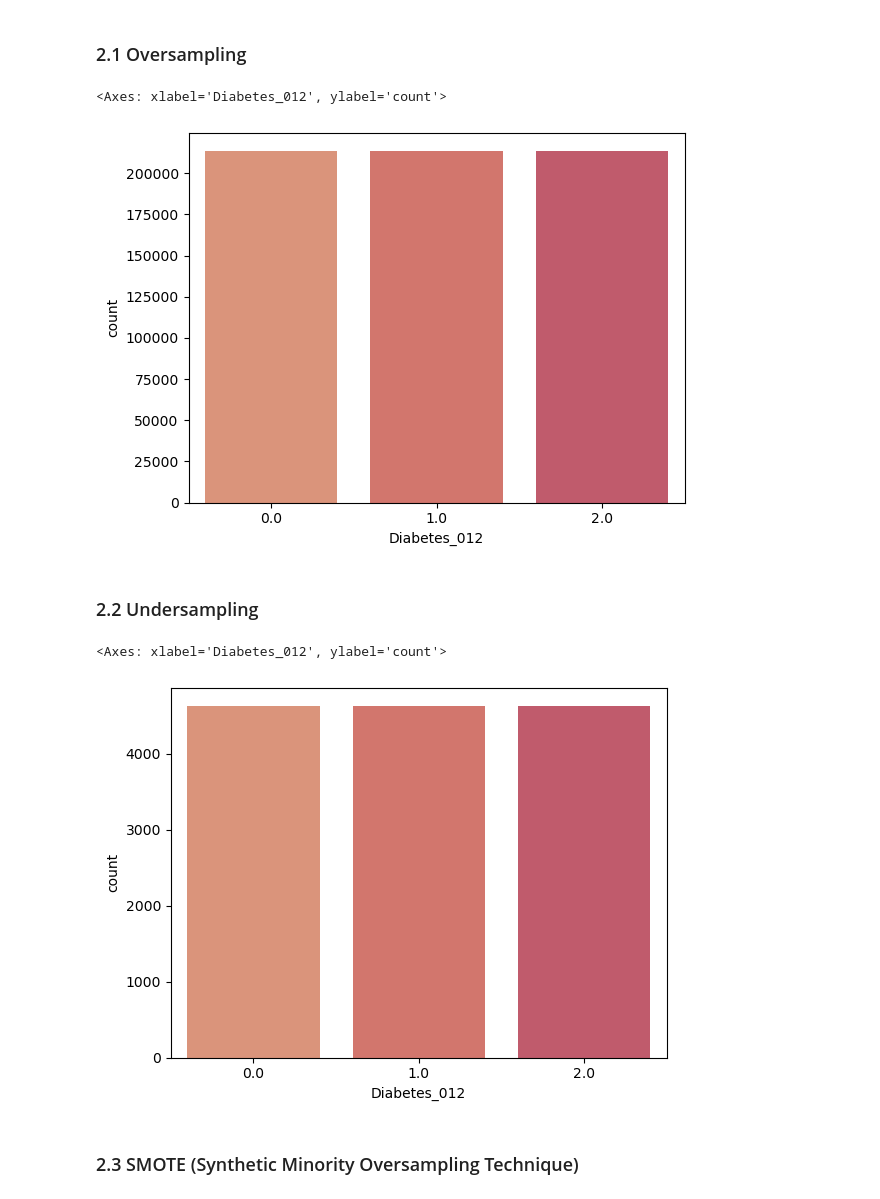
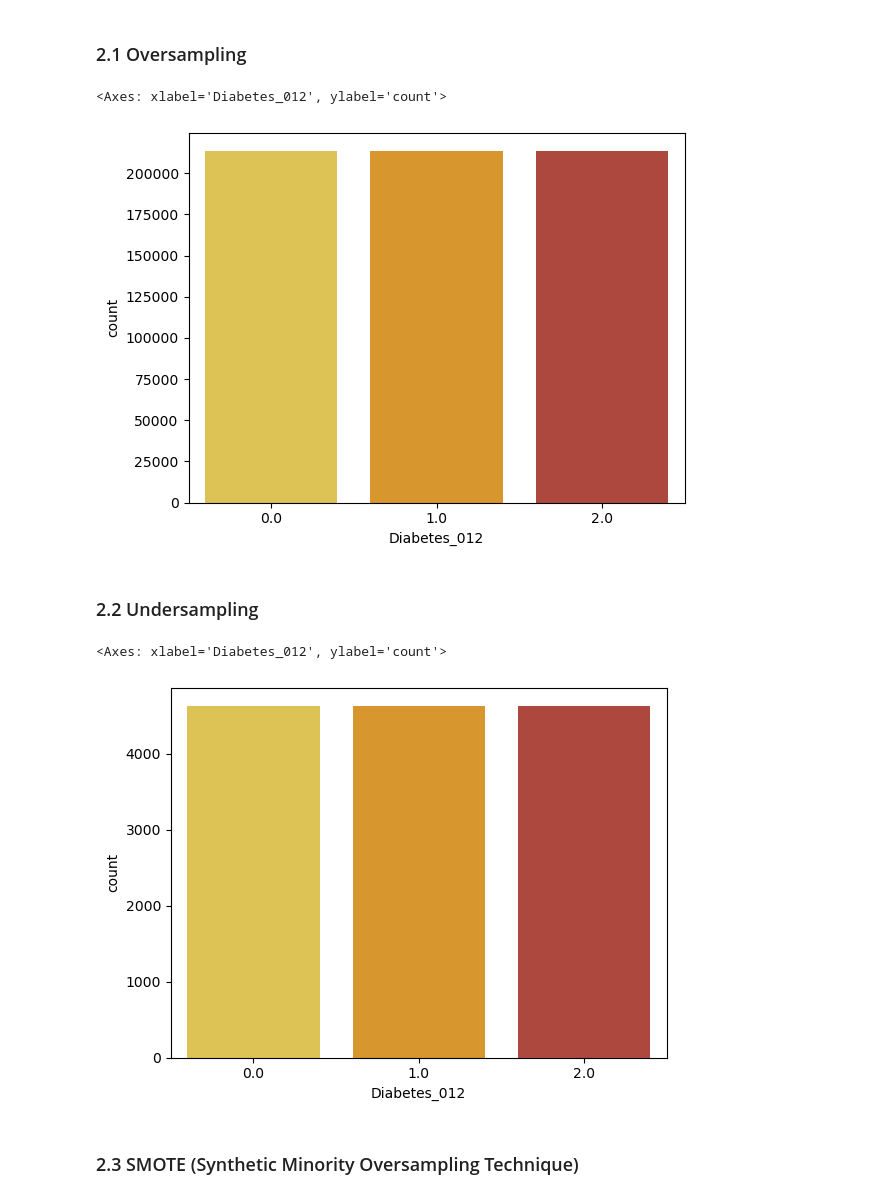
Before and after one commit to annalisa7/ML_project, a Jupyter notebook: BasicModels.ipynb, the cells around one changed output. Saved outputs shown, nothing was run; the diff lists cells and outputs as text; code cells hidden in the pictures.

```diff
--- a/BasicModels.ipynb
+++ b/BasicModels.ipynb
@@ -4,6 +4,7 @@ import numpy as np
 import matplotlib.pyplot as plt
 import seaborn as sns
 import os
+import warnings
 
 import sklearn.linear_model as lm
 from sklearn.linear_model import LogisticRegression
@@ -25,6 +26,8 @@ from itertools import cycle
 sns.set_palette("flare")
 target_names = ["No Diabetes","Prediabetes","Diabetes"]
 colors = cycle(["green", "darkorange", "red"])
+orange_palette = sns.color_palette(['#F4D03F','#F39C12','#C0392B'])
+warnings.filterwarnings("ignore")
 # %% [markdown]
 # Diabetes and Health Indicators Classification
 # %% [markdown]
@@ -188,20 +191,20 @@ for i,col in enumerate(skew_cols):
 ros = RandomOverSampler(random_state=42)
 X_ros, y_ros = ros.fit_resample(X,y)
 # %%
-sns.countplot(x=y_ros)
+sns.countplot(x=y_ros,palette=orange_palette)
 # %% [output]
 <Axes: xlabel='Diabetes_012', ylabel='count'>
-[figure, old version]
+[figure, new version]
 # %% [markdown]
 ### 2.2 Undersampling
 # %%
 rus = RandomUnderSampler(random_state=42)
 X_rus, y_rus = rus.fit_resample(X,y)
 # %%
-sns.countplot(x=y_rus)
+sns.countplot(x=y_rus,palette=orange_palette)
 # %% [output]
 <Axes: xlabel='Diabetes_012', ylabel='count'>
-[figure, old version]
+[figure, new version]
 # %% [markdown]
 ### 2.3 SMOTE (Synthetic Minority Oversampling Technique)
 # %%
```
Also changed, not shown: parts of 9 cells of this notebook.
